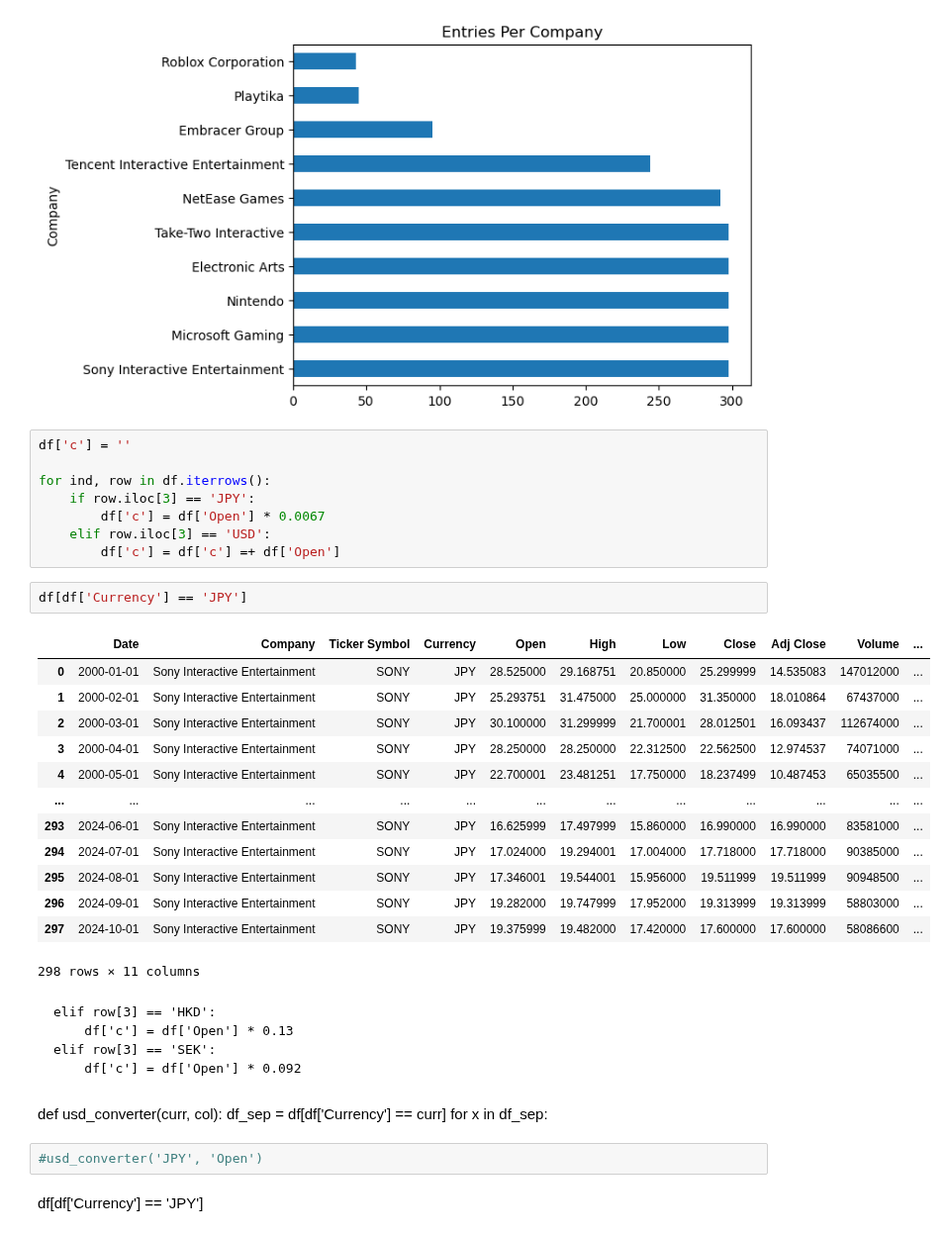
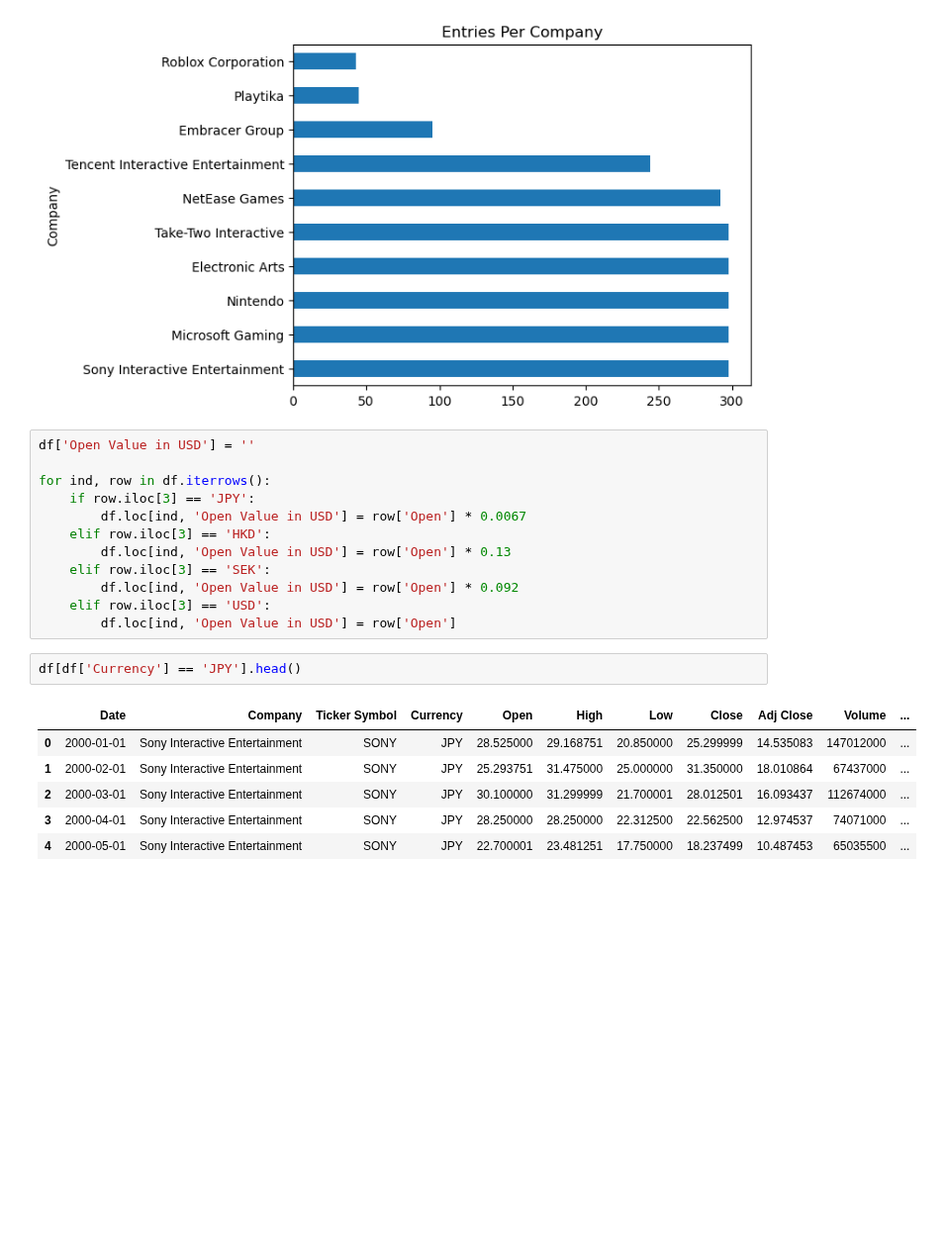
Before and after one commit to Djohnson1313/gaming_company_stocks_analysis, a Jupyter notebook: gaming_stocks_analysis.ipynb, the cells around one changed output. Shown at 99% size. Drawn from its saved outputs; the diff is of its cells as text; blank space fills up the shorter version.

```diff
--- a/gaming_stocks_analysis.ipynb
+++ b/gaming_stocks_analysis.ipynb
@@ -164,39 +163,23 @@ plt.show();
 # %% [output]
 [figure]
 # %%
-df['c'] = ''
+df['Open Value in USD'] = ''
 
 for ind, row in df.iterrows():
     if row.iloc[3] == 'JPY':
-        df['c'] = df['Open'] * 0.0067
+        df.loc[ind, 'Open Value in USD'] = row['Open'] * 0.0067
+    elif row.iloc[3] == 'HKD':
+        df.loc[ind, 'Open Value in USD'] = row['Open'] * 0.13
+    elif row.iloc[3] == 'SEK':
+        df.loc[ind, 'Open Value in USD'] = row['Open'] * 0.092
     elif row.iloc[3] == 'USD':
-        df['c'] = df['c'] =+ df['Open']
+        df.loc[ind, 'Open Value in USD'] = row['Open']
 # %%
-df[df['Currency'] == 'JPY']
+df[df['Currency'] == 'JPY'].head()
 # %% [output]
 |  | Date | Company | Ticker Symbol | Currency | Open | High | Low | Close | Adj Close | Volume | ... |
 | 0 | 2000-01-01 | Sony Interactive Entertainment | SONY | JPY | 28.525000 | 29.168751 | 20.850000 | 25.299999 | 14.535083 | 147012000 | ... |
 | 1 | 2000-02-01 | Sony Interactive Entertainment | SONY | JPY | 25.293751 | 31.475000 | 25.000000 | 31.350000 | 18.010864 | 67437000 | ... |
 | 2 | 2000-03-01 | Sony Interactive Entertainment | SONY | JPY | 30.100000 | 31.299999 | 21.700001 | 28.012501 | 16.093437 | 112674000 | ... |
 | 3 | 2000-04-01 | Sony Interactive Entertainment | SONY | JPY | 28.250000 | 28.250000 | 22.312500 | 22.562500 | 12.974537 | 74071000 | ... |
 | 4 | 2000-05-01 | Sony Interactive Entertainment | SONY | JPY | 22.700001 | 23.481251 | 17.750000 | 18.237499 | 10.487453 | 65035500 | ... |
-| ... | ... | ... | ... | ... | ... | ... | ... | ... | ... | ... | ... |
-| 293 | 2024-06-01 | Sony Interactive Entertainment | SONY | JPY | 16.625999 | 17.497999 | 15.860000 | 16.990000 | 16.990000 | 83581000 | ... |
-| 294 | 2024-07-01 | Sony Interactive Entertainment | SONY | JPY | 17.024000 | 19.294001 | 17.004000 | 17.718000 | 17.718000 | 90385000 | ... |
-| 295 | 2024-08-01 | Sony Interactive Entertainment | SONY | JPY | 17.346001 | 19.544001 | 15.956000 | 19.511999 | 19.511999 | 90948500 | ... |
-| 296 | 2024-09-01 | Sony Interactive Entertainment | SONY | JPY | 19.282000 | 19.747999 | 17.952000 | 19.313999 | 19.313999 | 58803000 | ... |
-| 297 | 2024-10-01 | Sony Interactive Entertainment | SONY | JPY | 19.375999 | 19.482000 | 17.420000 | 17.600000 | 17.600000 | 58086600 | ... |
-298 rows × 11 columns
-# %% [markdown]
-    elif row[3] == 'HKD':
-        df['c'] = df['Open'] * 0.13
-    elif row[3] == 'SEK':
-        df['c'] = df['Open'] * 0.092
-# %% [markdown]
-def usd_converter(curr, col):
-    df_sep = df[df['Currency'] == curr]
-    for x in df_sep:
-# %%
-#usd_converter('JPY', 'Open')
-# %% [markdown]
-df[df['Currency'] == 'JPY']
```
Also changed, not shown: parts of 6 cells of this notebook.
